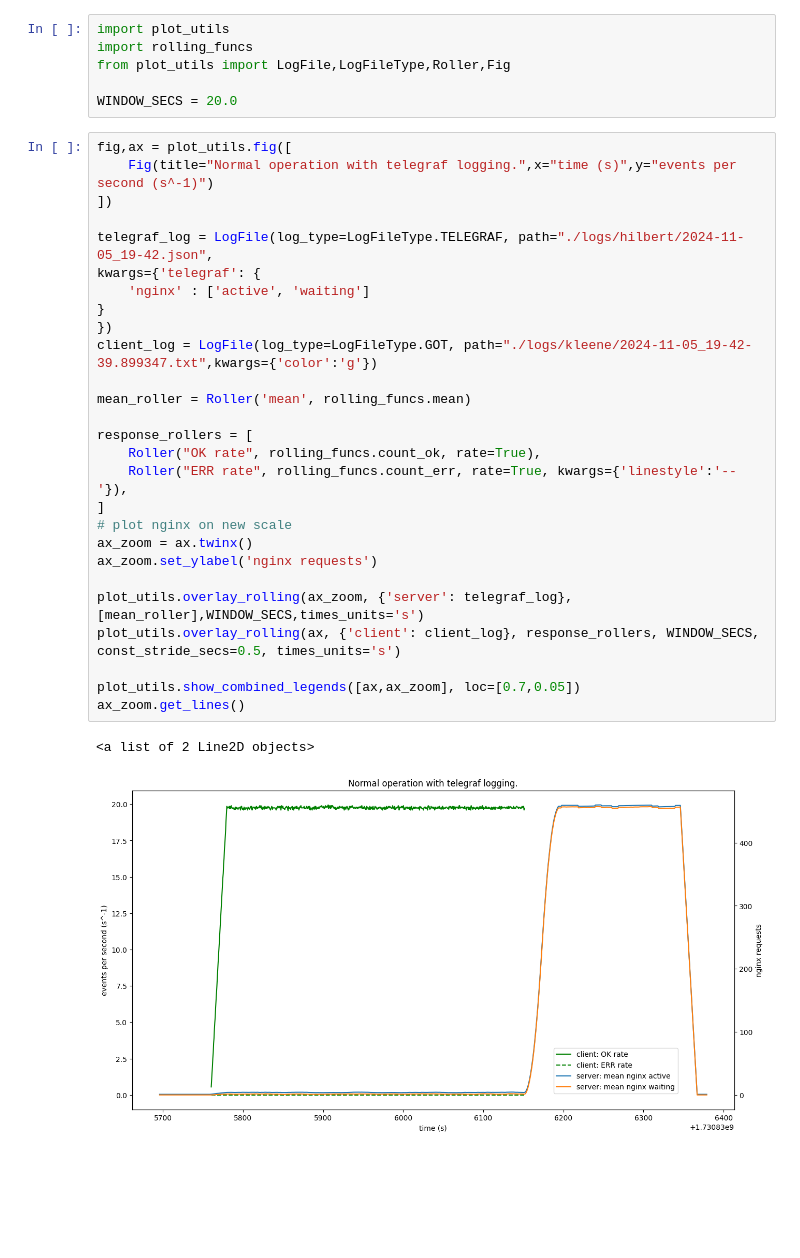
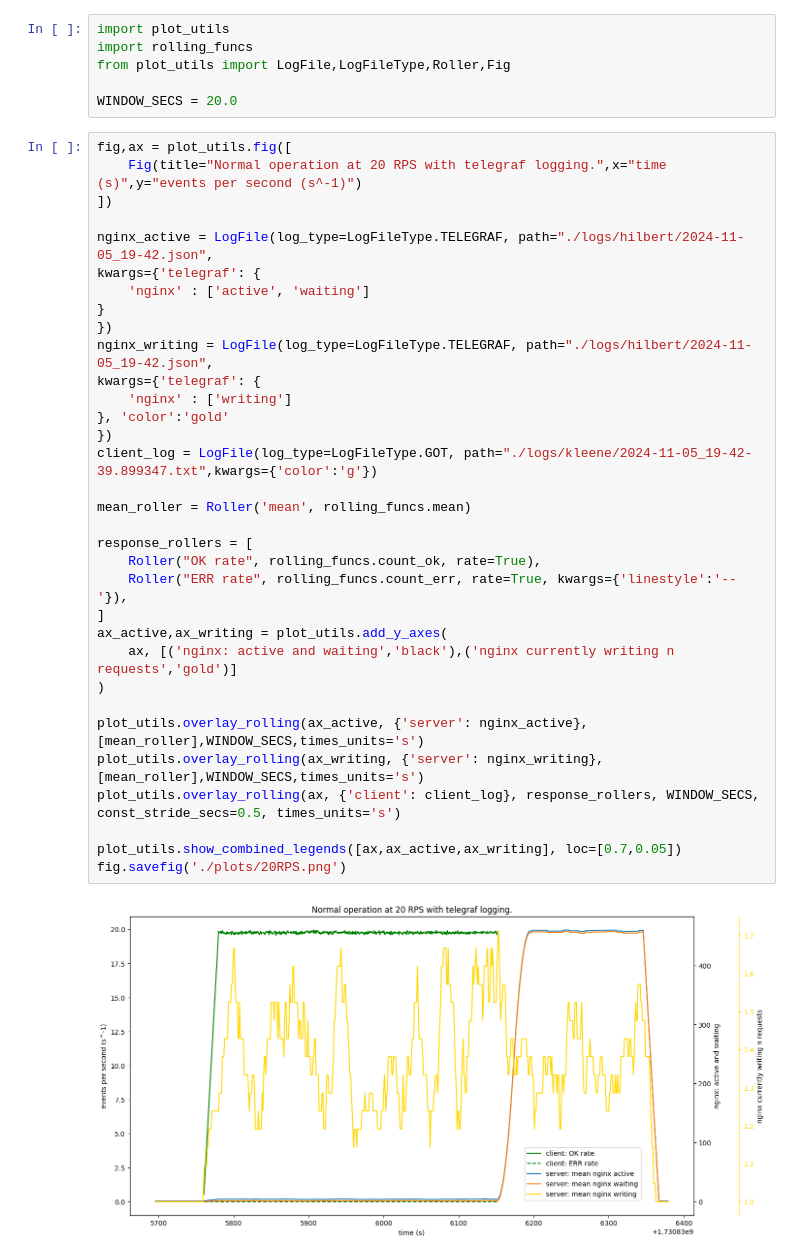
Before and after one commit to edchapman88/got, a Jupyter notebook: experiments/241105_telegraf/main.ipynb, the cells around one changed output. Cells and saved outputs as stored; diff of their text form; blank space fills up the shorter version.

Commit message:
diagnose nginx experiment (remaining files)

```diff
--- a/experiments/241105_telegraf/main.ipynb
+++ b/experiments/241105_telegraf/main.ipynb
@@ -8,31 +8,36 @@ from plot_utils import LogFile,LogFileType,Roller,Fig
 WINDOW_SECS = 20.0
 # %%
 fig,ax = plot_utils.fig([
-    Fig(title="Normal operation with telegraf logging.",x="time (s)",y="events per second (s^-1)")
+    Fig(title="Normal operation at 20 RPS with telegraf logging.",x="time (s)",y="events per second (s^-1)")
 ])
 
-telegraf_log = LogFile(log_type=LogFileType.TELEGRAF, path="./logs/hilbert/2024-11-05_19-42.json",
+nginx_active = LogFile(log_type=LogFileType.TELEGRAF, path="./logs/hilbert/2024-11-05_19-42.json",
 kwargs={'telegraf': {
     'nginx' : ['active', 'waiting']
 }
+})
+nginx_writing = LogFile(log_type=LogFileType.TELEGRAF, path="./logs/hilbert/2024-11-05_19-42.json",
+kwargs={'telegraf': {
+    'nginx' : ['writing']
+}, 'color':'gold'
 })
 client_log = LogFile(log_type=LogFileType.GOT, path="./logs/kleene/2024-11-05_19-42-39.899347.txt",kwargs={'color':'g'})
 
 mean_roller = Roller('mean', rolling_funcs.mean)
 
 response_rollers = [
     Roller("OK rate", rolling_funcs.count_ok, rate=True),
     Roller("ERR rate", rolling_funcs.count_err, rate=True, kwargs={'linestyle':'--'}),
 ]
-# plot nginx on new scale
-ax_zoom = ax.twinx()
-ax_zoom.set_ylabel('nginx requests')
+ax_active,ax_writing = plot_utils.add_y_axes(
+    ax, [('nginx: active and waiting','black'),('nginx currently writing n requests','gold')]
+)
 
-plot_utils.overlay_rolling(ax_zoom, {'server': telegraf_log}, [mean_roller],WINDOW_SECS,times_units='s')
+plot_utils.overlay_rolling(ax_active, {'server': nginx_active}, [mean_roller],WINDOW_SECS,times_units='s')
+plot_utils.overlay_rolling(ax_writing, {'server': nginx_writing}, [mean_roller],WINDOW_SECS,times_units='s')
 plot_utils.overlay_rolling(ax, {'client': client_log}, response_rollers, WINDOW_SECS, const_stride_secs=0.5, times_units='s')
 
-plot_utils.show_combined_legends([ax,ax_zoom], loc=[0.7,0.05])
-ax_zoom.get_lines()
+plot_utils.show_combined_legends([ax,ax_active,ax_writing], loc=[0.7,0.05])
+fig.savefig('./plots/20RPS.png')
 # %% [output]
-<a list of 2 Line2D objects>
-[figure, old version]
+[figure, new version]
```
Also changed, not shown: parts of 2 cells of this notebook, 20 other files.
